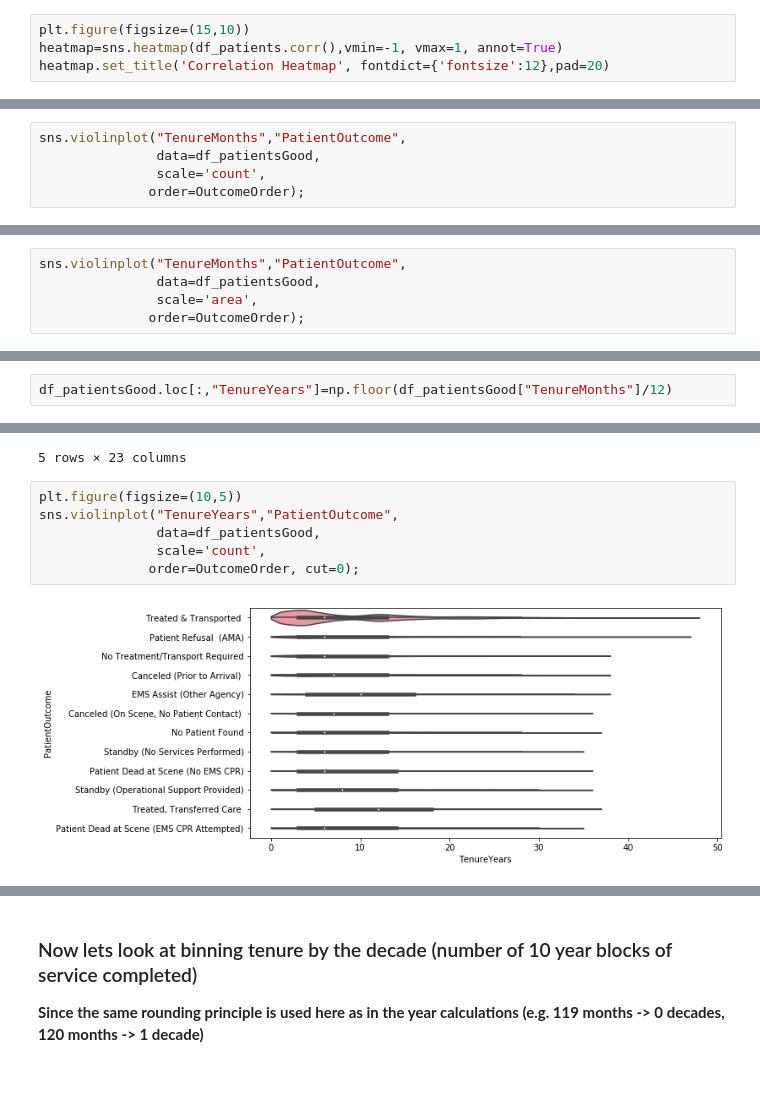
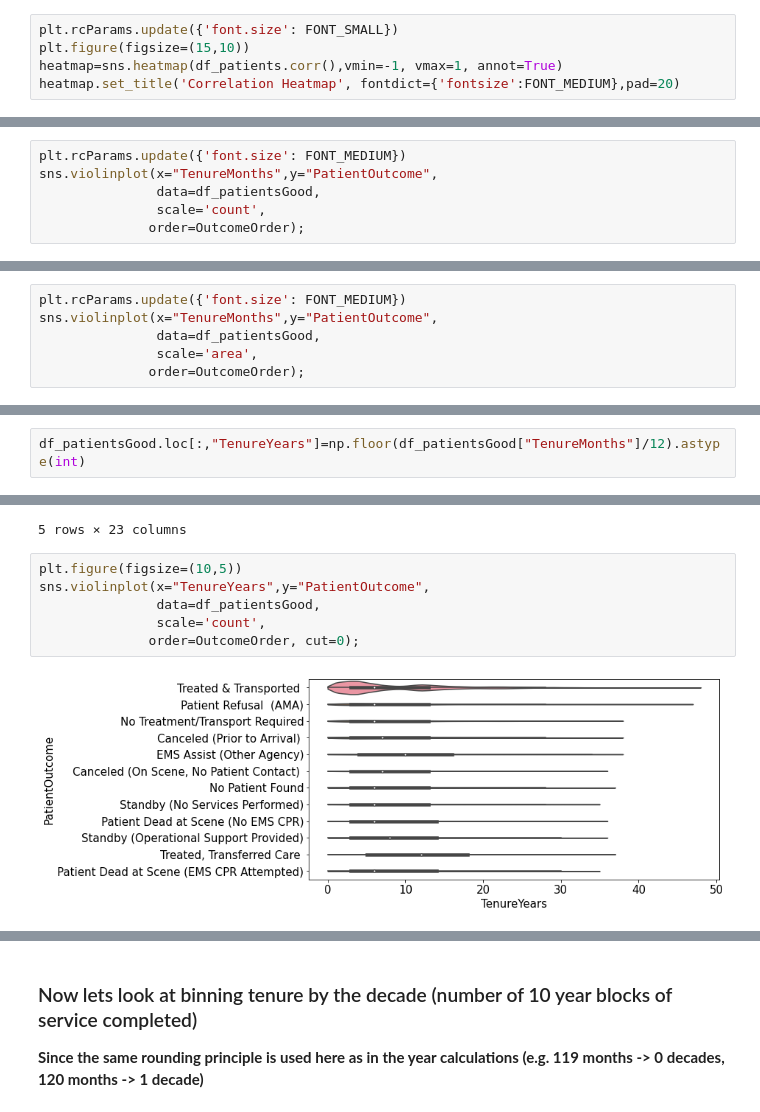
Before and after one commit to data-rescue/ems-analytics, a Jupyter notebook: notebooks/20210305-mrm-daen690-Q3.ipynb, the cells around one changed output, grey strips where cells are left out. Saved outputs shown, nothing was run; the diff lists cells and outputs as text; blank space fills up the shorter version.

```diff
--- a/notebooks/20210305-mrm-daen690-Q3.ipynb
+++ b/notebooks/20210305-mrm-daen690-Q3.ipynb
@@ -102,7 +116,8 @@ df_patients.corr()
 | PatientGenderCode | -0.011509 | -0.011878 | 0.012449 | 0.000607 | -0.028236 | -0.004380 | 0.009842 | -0.012008 | 0.002216 | ... |
 | ProviderGenderCode | -0.009435 | -0.009498 | 0.018418 | 0.002622 | -0.057924 | -0.028252 | 0.004983 | 0.038903 | -0.043779 | ... |
 # %%
+plt.rcParams.update({'font.size': FONT_SMALL})
 plt.figure(figsize=(15,10))
 heatmap=sns.heatmap(df_patients.corr(),vmin=-1, vmax=1, annot=True)
-heatmap.set_title('Correlation Heatmap', fontdict={'fontsize':12},pad=20)
+heatmap.set_title('Correlation Heatmap', fontdict={'fontsize':FONT_MEDIUM},pad=20)
 # %% [output]
@@ -456,7 +464,8 @@ Need to figure out which patients don't have a "primary" provider!
 ## Analysis of Distributions (Outcomes by Tenure)
 ### A violin plot to see distribution of outcomes within tenure bins. Start with bin set to 1 month
 # %%
-sns.violinplot("TenureMonths","PatientOutcome",
+plt.rcParams.update({'font.size': FONT_MEDIUM})
+sns.violinplot(x="TenureMonths",y="PatientOutcome",
                data=df_patientsGood,
                scale='count',
               order=OutcomeOrder);
@@ -465,5 +474,6 @@ sns.violinplot("TenureMonths","PatientOutcome",
 # %%
-sns.violinplot("TenureMonths","PatientOutcome",
+plt.rcParams.update({'font.size': FONT_MEDIUM})
+sns.violinplot(x="TenureMonths",y="PatientOutcome",
                data=df_patientsGood,
                scale='area',
               order=OutcomeOrder);
@@ -473,4 +483,4 @@ sns.violinplot("TenureMonths","PatientOutcome",
 ### Now lets bin by years.  Here we simply divide the TenureMonths by 12 and drop the remainder.
 __Calculation of Tenure in Months results in value that represents number of completed years of service.  (e.g. 35 months -> 2 years, 36 months -> 3 years)__
 # %%
-df_patientsGood.loc[:,"TenureYears"]=np.floor(df_patientsGood["TenureMonths"]/12)
+df_patientsGood.loc[:,"TenureYears"]=np.floor(df_patientsGood["TenureMonths"]/12).astype(int)
@@ -490,11 +511,11 @@ df_patientsGood.head()
 5 rows × 23 columns
 # %%
 plt.figure(figsize=(10,5))
-sns.violinplot("TenureYears","PatientOutcome",
+sns.violinplot(x="TenureYears",y="PatientOutcome",
                data=df_patientsGood,
                scale='count',
               order=OutcomeOrder, cut=0);
 # %% [output]
-[figure, old version]
+[figure, new version]
 # %%
 plt.figure(figsize=(10,5))
```
Also changed, not shown: parts of 73 cells of this notebook.
